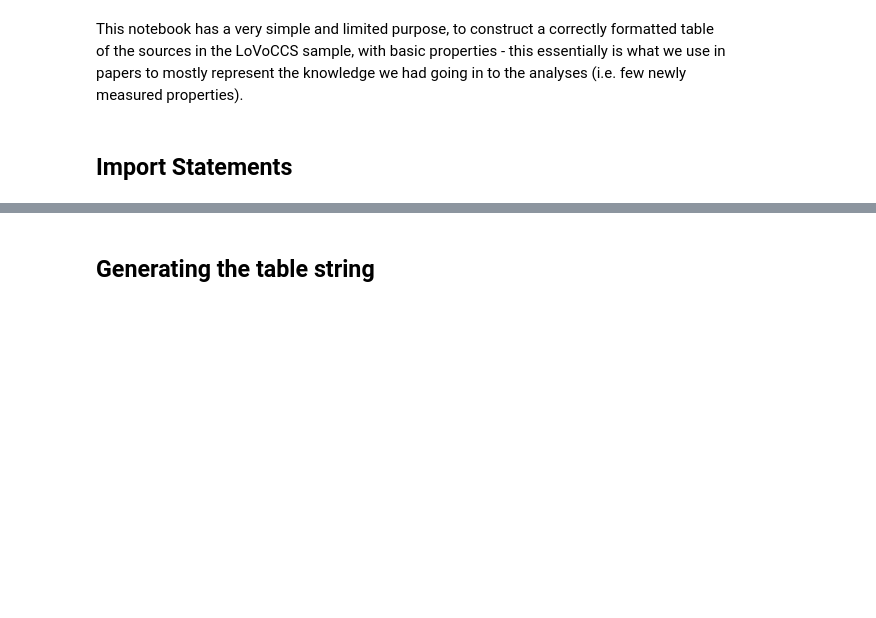
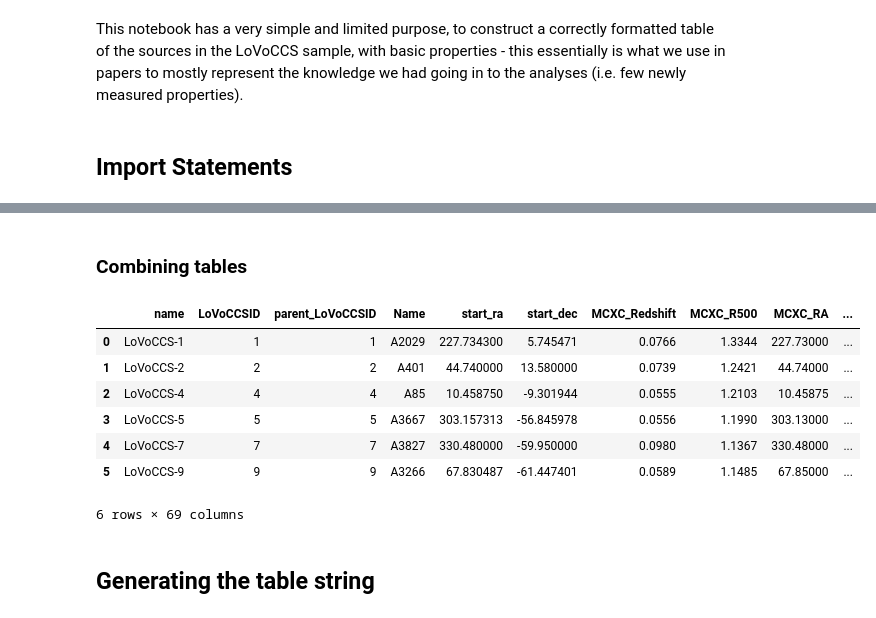
Before and after one commit to LoVoCCS/X-LoVoCCS-Analyses, a Jupyter notebook: notebooks/make_tables/make_intro_table.ipynb, the cells around one changed output, grey strips where cells are left out. Saved outputs shown, nothing was run; the diff lists cells and outputs as text; code cells hidden in the pictures; blank space fills up the shorter version.

```diff
--- a/notebooks/make_tables/make_intro_table.ipynb
+++ b/notebooks/make_tables/make_intro_table.ipynb
@@ -36,0 +58,5 @@ cov_frac.head(5)
+# %%
+xlovoccs_num_obs = pd.read_csv(cov_summ_path + "each_cluster_obs_num.csv")
+xlovoccs_num_obs['parent_LoVoCCSID'] = xlovoccs_num_obs['name'].apply(lambda x: int(x.split('-')[-1]))
+del xlovoccs_num_obs['name']
+xlovoccs_num_obs.head(6)
@@ -36,0 +73,3 @@ cov_frac.head(5)
+# %%
+xlovoccs_exp_times = pd.read_csv(cov_summ_path + "total_xmm_exposures.csv")
+xlovoccs_exp_times.head(6)
@@ -37,3 +84,24 @@ cov_frac.head(5)
+# %% [markdown]
+### Combining tables
+# %%
+xlovoccs_samp = pd.merge(xlovoccs_base, xlovoccs_xcov_frac, left_on='name', right_on='name', how='outer')
+xlovoccs_samp = pd.merge(xlovoccs_samp, xlovoccs_num_obs, left_on='parent_LoVoCCSID',
+                         right_on='parent_LoVoCCSID', how='outer')
+xlovoccs_samp = pd.merge(xlovoccs_samp, xlovoccs_exp_times, left_on='name', right_on='name', how='outer')
+xlovoccs_samp['exp'] = xlovoccs_samp['exp'].fillna('0.0 ks')
+
+# Makes sure that the order is correct
+xlovoccs_samp = xlovoccs_samp.set_index('name').loc[xlovoccs_base['name'].values].reset_index(drop=False)
+xlovoccs_samp.head(6)
+# %% [output]
+|  | name | LoVoCCSID | parent_LoVoCCSID | Name | start_ra | start_dec | MCXC_Redshift | MCXC_R500 | MCXC_RA | ... |
+| 0 | LoVoCCS-1 | 1 | 1 | A2029 | 227.734300 | 5.745471 | 0.0766 | 1.3344 | 227.73000 | ... |
+| 1 | LoVoCCS-2 | 2 | 2 | A401 | 44.740000 | 13.580000 | 0.0739 | 1.2421 | 44.74000 | ... |
+| 2 | LoVoCCS-4 | 4 | 4 | A85 | 10.458750 | -9.301944 | 0.0555 | 1.2103 | 10.45875 | ... |
+| 3 | LoVoCCS-5 | 5 | 5 | A3667 | 303.157313 | -56.845978 | 0.0556 | 1.1990 | 303.13000 | ... |
+| 4 | LoVoCCS-7 | 7 | 7 | A3827 | 330.480000 | -59.950000 | 0.0980 | 1.1367 | 330.48000 | ... |
+| 5 | LoVoCCS-9 | 9 | 9 | A3266 | 67.830487 | -61.447401 | 0.0589 | 1.1485 | 67.85000 | ... |
+6 rows × 69 columns
 # %% [markdown]
 ## Generating the table string
 # %% [markdown]
```
Also changed, not shown: parts of 15 cells of this notebook.
